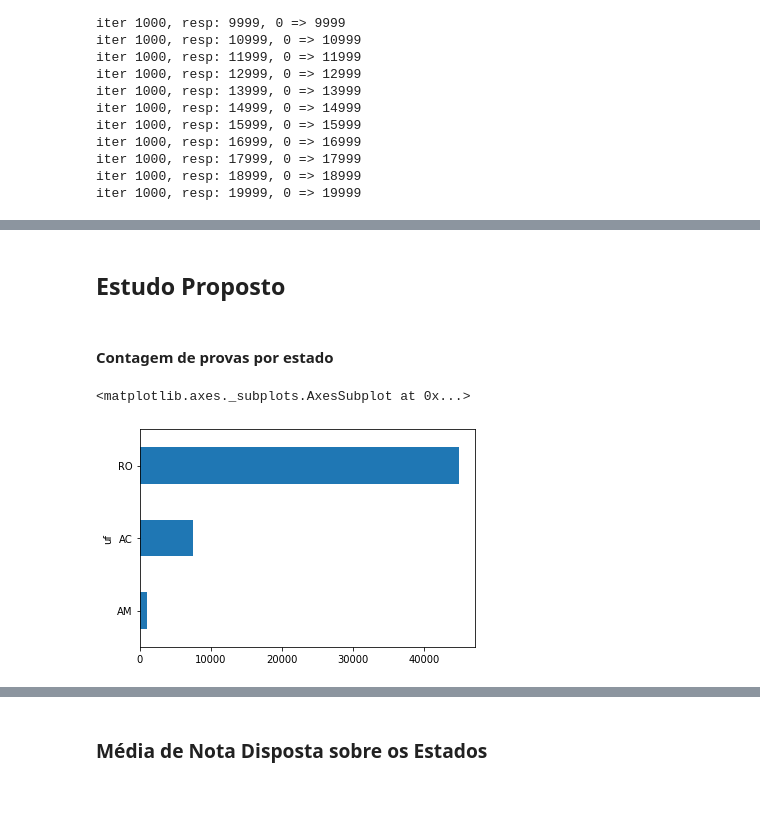
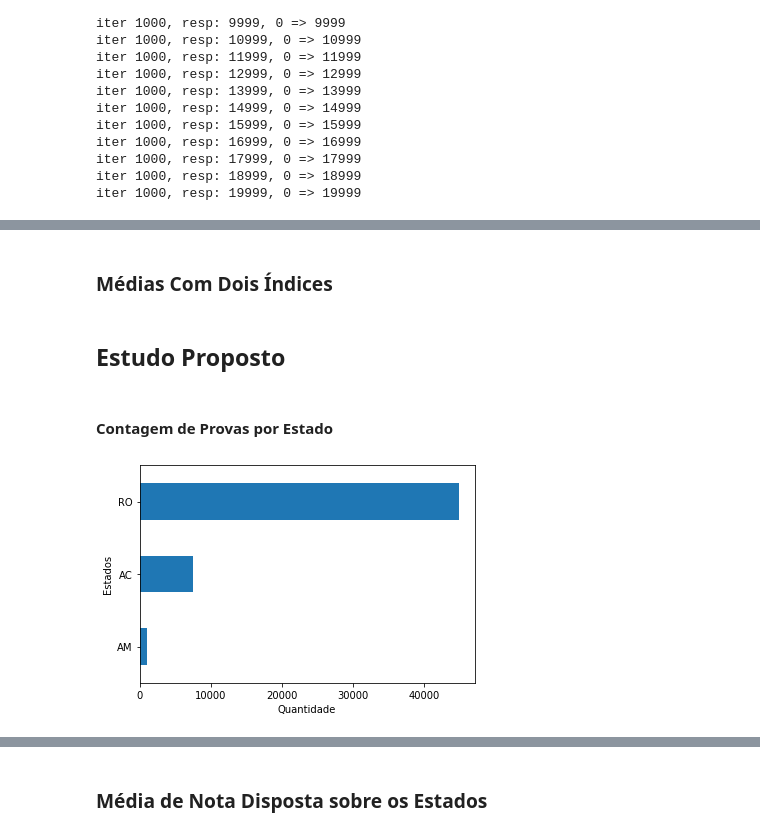
Before and after one commit to GomesDosSantos/AnaliseANEB, a Jupyter notebook: Livro.ipynb, the cells around one changed output, grey strips where cells are left out. Saved outputs shown, nothing was run; the diff lists cells and outputs as text; code cells hidden in the pictures; blank space fills up the shorter version.

```diff
--- a/Livro.ipynb
+++ b/Livro.ipynb
@@ -275,3 +286,17 @@ num_estados = {
+# %%
+num_cor = {
+    'A': 'Branca',
+    'B': 'Preta',
+    'C': 'Parda',
+    'D': 'Amarelo',
+    'E': 'Indígena',
+    'F': 'Não quero declarar',
+}
+# %%
+num_sexo = {
+    'A': 'Masculino',
+    'B': 'Feminino'
+}
 # %%
 filtro_de_colunas_resposta = ['serie', 'nota_lp', 'nota_mt', 'uf', 'municipio', 'regiao', 'area', 'sexo', 'raca']
 # %%
@@ -320,7 +345,6 @@ def filtrar_dados(serie_dados, nao_realizado=0, colunas=filtro_de_colunas_respos
             if gab[idx_gabarito] not in RESPOSTAS_INVALIDAS:
                 if gab[idx_serie_gab] == serie_aluno and\
                         (r[bloco_resp_1] == gab[bloco_gab] or r[bloco_resp_2] == gab[bloco_gab]):
-                    # 8 'TX_RESP_BLOCO_1_LP'8, 'TX_RESP_BLOCO_2_LP'9, 'TX_RESP_BLOCO_1_MT'10, 'TX_RESP_BLOCO_2_MT'11,
                     is_bloco_1 = r[bloco_resp_1] == gab[bloco_gab]
                     if is_bloco_1 and r[bloco_resp_2] == gab[bloco_gab]:
                         print ('bloco EDGE CASES!!')
@@ -346,10 +370,10 @@ def filtrar_dados(serie_dados, nao_realizado=0, colunas=filtro_de_colunas_respos
                 colunas[2]: nota_mt,
                 colunas[3]: num_estados.get(r[idx_uf], r[idx_uf]),
                 colunas[4]: r[idx_municipio],
-                colunas[5]: r[idx_regiao],
+                colunas[5]: num_regiao.get(r[idx_regiao], r[idx_regiao]),
                 colunas[6]: r[idx_area],
-                colunas[7]: r[idx_sexo],
-                colunas[8]: r[idx_raca]
+                colunas[7]: num_sexo.get(r[idx_sexo], r[idx_sexo]),
+                colunas[8]: num_cor.get(r[idx_raca], r[idx_raca])
             })
             # ,
             #     ignore_index=True
@@ -442,0 +476,4 @@ dados_filtrados = dados_filtrados.append(r_filtro, ignore_index=True)
+# %%
+fig_size = (6, 4)
+# %% [markdown]
+### Médias Com Dois Índices
@@ -443,11 +503,12 @@ dados_filtrados = dados_filtrados.append(r_filtro, ignore_index=True)
 # %% [markdown]
 ## Estudo Proposto
 # %% [markdown]
-#### Contagem de provas por estado
+#### Contagem de Provas por Estado
 # %%
-dados_filtrados.groupby('uf').size().sort_values().plot.barh(
-    figsize=(6, 4)
+ax = dados_filtrados.groupby('uf').size().sort_values().plot.barh(
+    figsize=fig_size
 )
+ax.set_xlabel('Quantidade')
+ax = ax.set_ylabel('Estados')
 # %% [output]
-<matplotlib.axes._subplots.AxesSubplot at 0x...>
-[figure, old version]
+[figure, new version]
```
Also changed, not shown: parts of 33 cells of this notebook.
